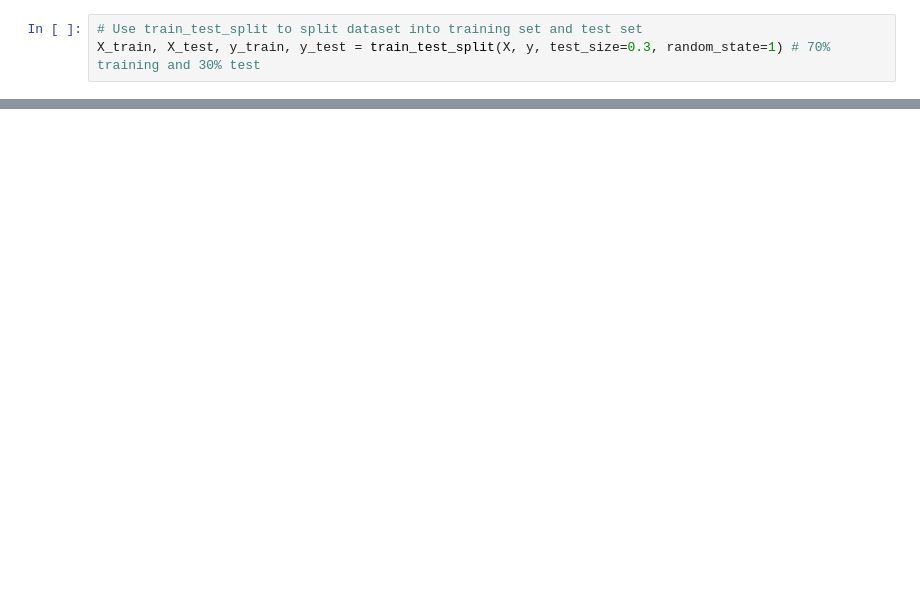
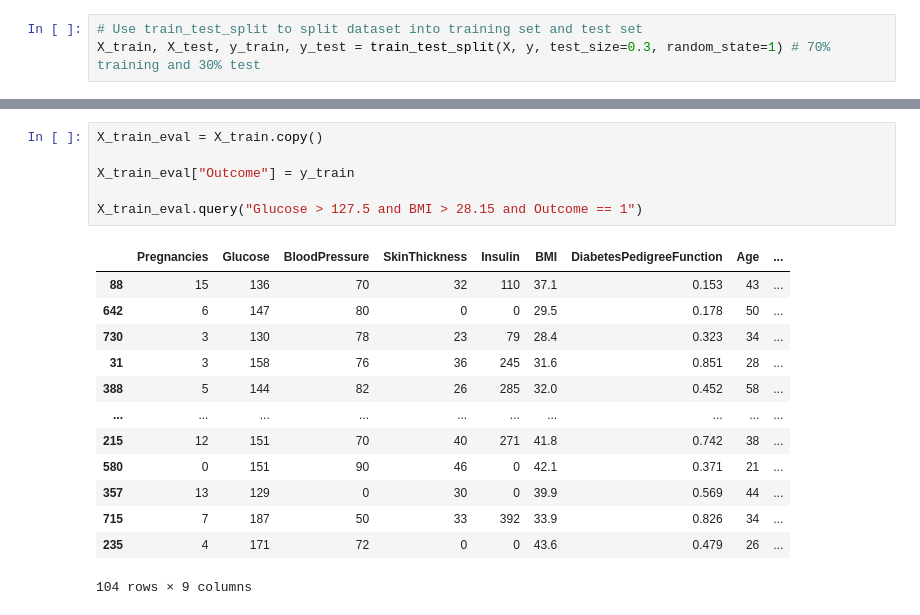
Before and after one commit to samjurassic/datascience-demo, a Jupyter notebook: summer23/DS Intro-ML.ipynb, the cells around one changed output, grey strips where cells are left out. Saved outputs shown, nothing was run; the diff lists cells and outputs as text; blank space fills up the shorter version.

```diff
--- a/summer23/DS Intro-ML.ipynb
+++ b/summer23/DS Intro-ML.ipynb
@@ -91,0 +91,20 @@ Image(graph.create_png())
+# %%
+X_train_eval = X_train.copy()
+
+X_train_eval["Outcome"] = y_train
+
+X_train_eval.query("Glucose > 127.5 and BMI > 28.15 and Outcome == 1")
+# %% [output]
+|  | Pregnancies | Glucose | BloodPressure | SkinThickness | Insulin | BMI | DiabetesPedigreeFunction | Age | ... |
+| 88 | 15 | 136 | 70 | 32 | 110 | 37.1 | 0.153 | 43 | ... |
+| 642 | 6 | 147 | 80 | 0 | 0 | 29.5 | 0.178 | 50 | ... |
+| 730 | 3 | 130 | 78 | 23 | 79 | 28.4 | 0.323 | 34 | ... |
+| 31 | 3 | 158 | 76 | 36 | 245 | 31.6 | 0.851 | 28 | ... |
+| 388 | 5 | 144 | 82 | 26 | 285 | 32.0 | 0.452 | 58 | ... |
+| ... | ... | ... | ... | ... | ... | ... | ... | ... | ... |
+| 215 | 12 | 151 | 70 | 40 | 271 | 41.8 | 0.742 | 38 | ... |
+| 580 | 0 | 151 | 90 | 46 | 0 | 42.1 | 0.371 | 21 | ... |
+| 357 | 13 | 129 | 0 | 30 | 0 | 39.9 | 0.569 | 44 | ... |
+| 715 | 7 | 187 | 50 | 33 | 392 | 33.9 | 0.826 | 34 | ... |
+| 235 | 4 | 171 | 72 | 0 | 0 | 43.6 | 0.479 | 26 | ... |
+104 rows × 9 columns
```
Also changed, not shown: parts of 5 cells of this notebook.
